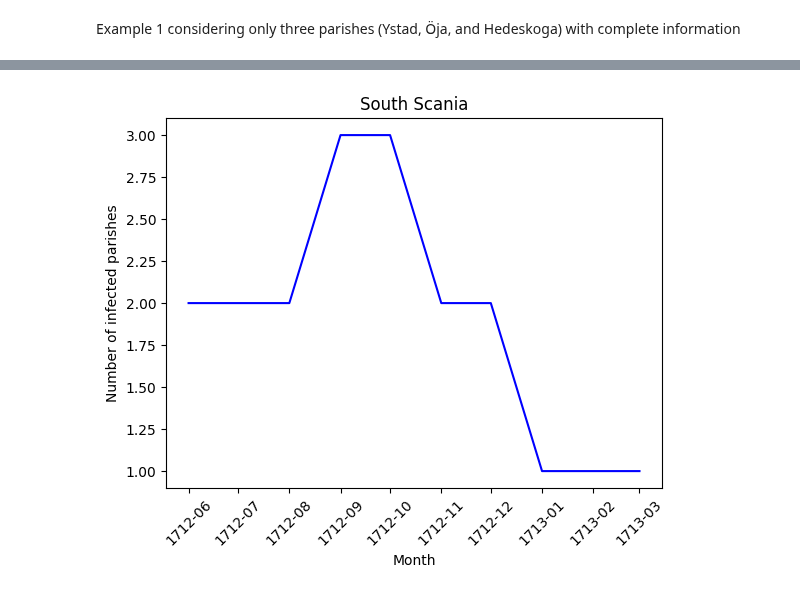
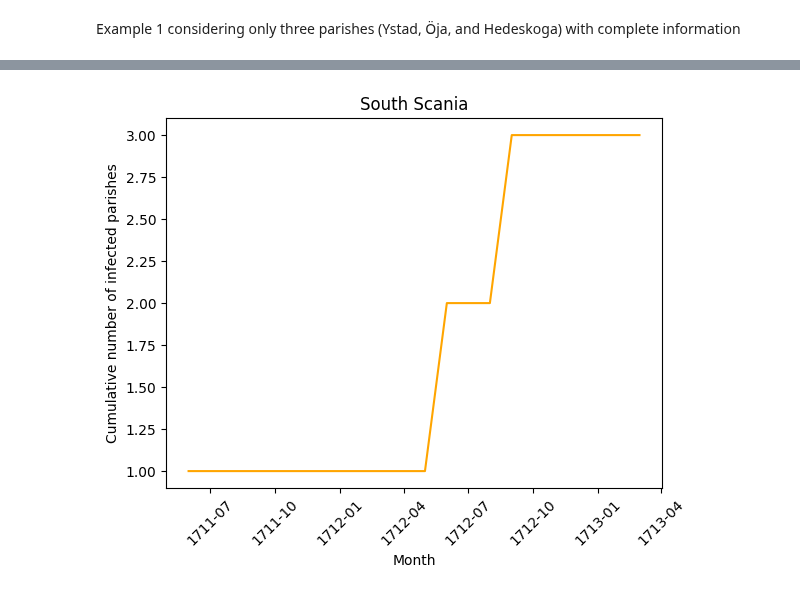
Before and after one commit to polislizarralde/PythonMathematicalModeling, a Jupyter notebook: docs/PlagueProject/Number_infected_parishes.ipynb, the cells around one changed output, grey strips where cells are left out. Cells and saved outputs as stored; diff of their text form; code cells hidden in the pictures.

Commit message:
Fixed the function count_infected_by_month

```diff
--- a/docs/PlagueProject/Number_infected_parishes.ipynb
+++ b/docs/PlagueProject/Number_infected_parishes.ipynb
@@ -153,9 +191,9 @@ def plot_infected_by_month(df, date, n, start_date: str = 'BeginPlaguePeriod', e
     plt.show()
 # %%
 # Plot the cumulative number of parishes per month
-def plot_cum_infected_by_month(df, date, n, start_date: str = 'BeginPlaguePeriod', end_date: str = 'EndPlaguePeriod'):
-    results = count_infected_by_month(df, date, n, start_date, end_date)
-    plt.plot(results['date'], results['CumulativeInfectedParishes'],
+def plot_cum_infected_by_month(df, date, n, column_name: str = 'ParishName', start_date: str = 'BeginPlaguePeriod', end_date: str = 'EndPlaguePeriod'):
+    results = count_infected_by_month(df, date, n, column_name, start_date, end_date)
+    plt.plot(results['date'], results['CumInfectParishes'],
              label='Cumulative number of infected parishes', color='orange')
     plt.xlabel('Month')
     plt.xticks( rotation=45)
@@ -165,7 +203,7 @@ def plot_cum_infected_by_month(df, date, n, start_date: str = 'BeginPlaguePeriod
 # %% [markdown]
 Example 1 considering only three parishes (Ystad, Öja, and Hedeskoga) with complete information
 # %%
-example1=infectedParishes[(infectedParishes['ParishName']=='YSTAD')
+example1=infectedParishes[(infectedParishes['ParishName']=='ÖVRABY')
                           |(infectedParishes['ParishName']=='ÖJA')
                             |(infectedParishes['ParishName']=='HEDESKOGA')]
 example1
@@ -191,4 +242,4 @@ count_infected_by_month(example1, 'JUN 1712', 0)
 # %%
-plot_infected_by_month(example1, 'JUN 1712', 0)
+plot_cum_infected_by_month(example1, 'JUN 1711', 0)
 # %% [output]
-[figure, old version]
+[figure, new version]
```
Also changed, not shown: parts of 10 cells of this notebook, 1 other file.
